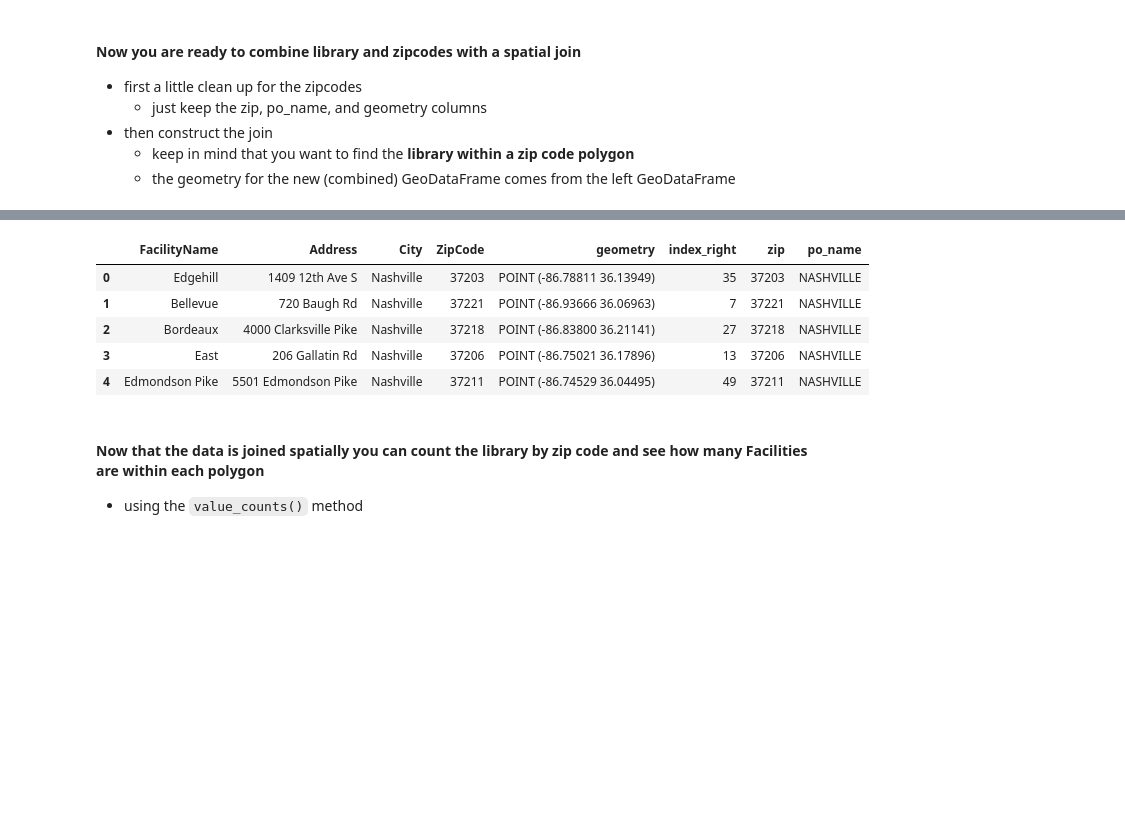
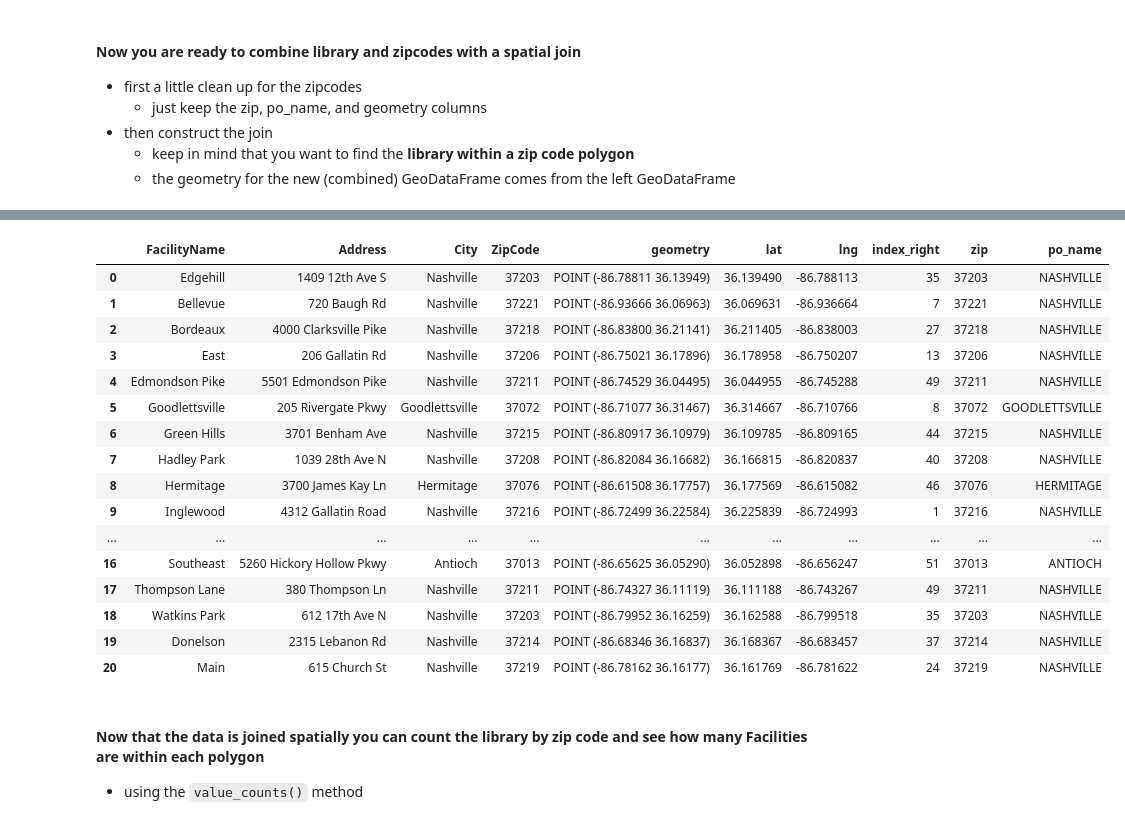
Before and after one commit to NSS-Data-Analytics-Cohort-16/da16-geospatial-janvimehendale, a Jupyter notebook: notebooks/library_geospatial.ipynb, the cells around one changed output, grey strips where cells are left out. Saved outputs shown, nothing was run; the diff lists cells and outputs as text; code cells hidden in the pictures; blank space fills up the shorter version.

```diff
--- a/notebooks/library_geospatial.ipynb
+++ b/notebooks/library_geospatial.ipynb
@@ -165,3 +172,8 @@ zipcodes
 - then construct the join
     - keep in mind that you want to find the **library within a zip code polygon**
     - the geometry for the new (combined) GeoDataFrame comes from the left GeoDataFrame
+# %%
+# split column
+library_clean['lng'] = library_clean.geometry.x
+library_clean['lat'] = library_clean.geometry.y
+library_clean
@@ -170,14 +228,25 @@ zipcodes = zipcodes[['zip', 'po_name', 'geometry']]
 # %%
 library_by_zip = gpd.sjoin(library_clean, zipcodes, predicate = 'within')
 # %%
-library_by_zip.head()
+library_by_zip
 # %% [output]
-|  | FacilityName | Address | City | ZipCode | geometry | index_right | zip | po_name |
-| 0 | Edgehill | 1409 12th Ave S | Nashville | 37203 | POINT (-86.78811 36.13949) | 35 | 37203 | NASHVILLE |
-| 1 | Bellevue | 720 Baugh Rd | Nashville | 37221 | POINT (-86.93666 36.06963) | 7 | 37221 | NASHVILLE |
-| 2 | Bordeaux | 4000 Clarksville Pike | Nashville | 37218 | POINT (-86.83800 36.21141) | 27 | 37218 | NASHVILLE |
-| 3 | East | 206 Gallatin Rd | Nashville | 37206 | POINT (-86.75021 36.17896) | 13 | 37206 | NASHVILLE |
-| 4 | Edmondson Pike | 5501 Edmondson Pike | Nashville | 37211 | POINT (-86.74529 36.04495) | 49 | 37211 | NASHVILLE |
+|  | FacilityName | Address | City | ZipCode | geometry | lat | lng | index_right | zip | po_name |
+| 0 | Edgehill | 1409 12th Ave S | Nashville | 37203 | POINT (-86.78811 36.13949) | 36.139490 | -86.788113 | 35 | 37203 | NASHVILLE |
+| 1 | Bellevue | 720 Baugh Rd | Nashville | 37221 | POINT (-86.93666 36.06963) | 36.069631 | -86.936664 | 7 | 37221 | NASHVILLE |
+| 2 | Bordeaux | 4000 Clarksville Pike | Nashville | 37218 | POINT (-86.83800 36.21141) | 36.211405 | -86.838003 | 27 | 37218 | NASHVILLE |
+| 3 | East | 206 Gallatin Rd | Nashville | 37206 | POINT (-86.75021 36.17896) | 36.178958 | -86.750207 | 13 | 37206 | NASHVILLE |
+| 4 | Edmondson Pike | 5501 Edmondson Pike | Nashville | 37211 | POINT (-86.74529 36.04495) | 36.044955 | -86.745288 | 49 | 37211 | NASHVILLE |
+| 5 | Goodlettsville | 205 Rivergate Pkwy | Goodlettsville | 37072 | POINT (-86.71077 36.31467) | 36.314667 | -86.710766 | 8 | 37072 | GOODLETTSVILLE |
+| 6 | Green Hills | 3701 Benham Ave | Nashville | 37215 | POINT (-86.80917 36.10979) | 36.109785 | -86.809165 | 44 | 37215 | NASHVILLE |
+| 7 | Hadley Park | 1039 28th Ave N | Nashville | 37208 | POINT (-86.82084 36.16682) | 36.166815 | -86.820837 | 40 | 37208 | NASHVILLE |
+| 8 | Hermitage | 3700 James Kay Ln | Hermitage | 37076 | POINT (-86.61508 36.17757) | 36.177569 | -86.615082 | 46 | 37076 | HERMITAGE |
+| 9 | Inglewood | 4312 Gallatin Road | Nashville | 37216 | POINT (-86.72499 36.22584) | 36.225839 | -86.724993 | 1 | 37216 | NASHVILLE |
+| ... | ... | ... | ... | ... | ... | ... | ... | ... | ... | ... |
+| 16 | Southeast | 5260 Hickory Hollow Pkwy | Antioch | 37013 | POINT (-86.65625 36.05290) | 36.052898 | -86.656247 | 51 | 37013 | ANTIOCH |
+| 17 | Thompson Lane | 380 Thompson Ln | Nashville | 37211 | POINT (-86.74327 36.11119) | 36.111188 | -86.743267 | 49 | 37211 | NASHVILLE |
+| 18 | Watkins Park | 612 17th Ave N | Nashville | 37203 | POINT (-86.79952 36.16259) | 36.162588 | -86.799518 | 35 | 37203 | NASHVILLE |
+| 19 | Donelson | 2315 Lebanon Rd | Nashville | 37214 | POINT (-86.68346 36.16837) | 36.168367 | -86.683457 | 37 | 37214 | NASHVILLE |
+| 20 | Main | 615 Church St | Nashville | 37219 | POINT (-86.78162 36.16177) | 36.161769 | -86.781622 | 24 | 37219 | NASHVILLE |
 # %% [markdown]
 #### Now that the data is joined spatially you can count the library by zip code  and see how many Facilities are within each polygon
 - using the `value_counts()` method
```
Also changed, not shown: parts of 16 cells of this notebook.
